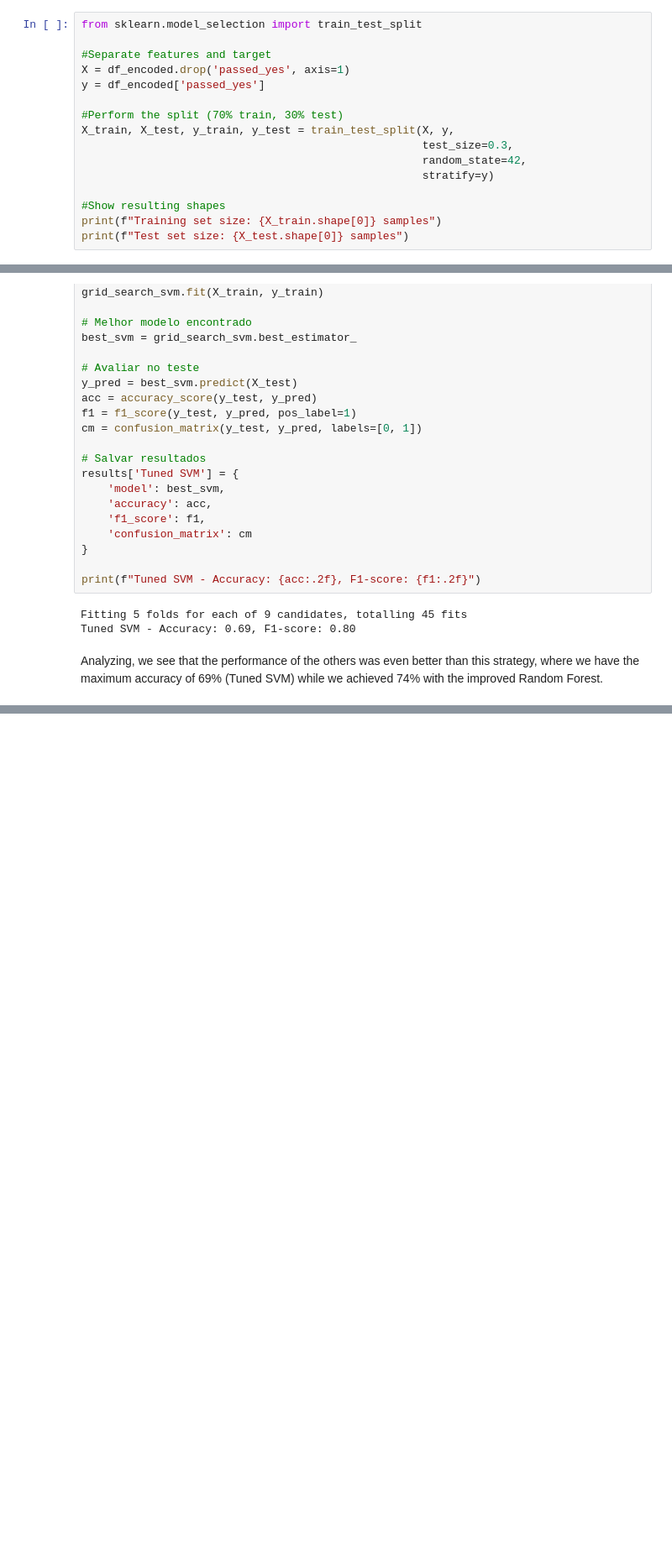
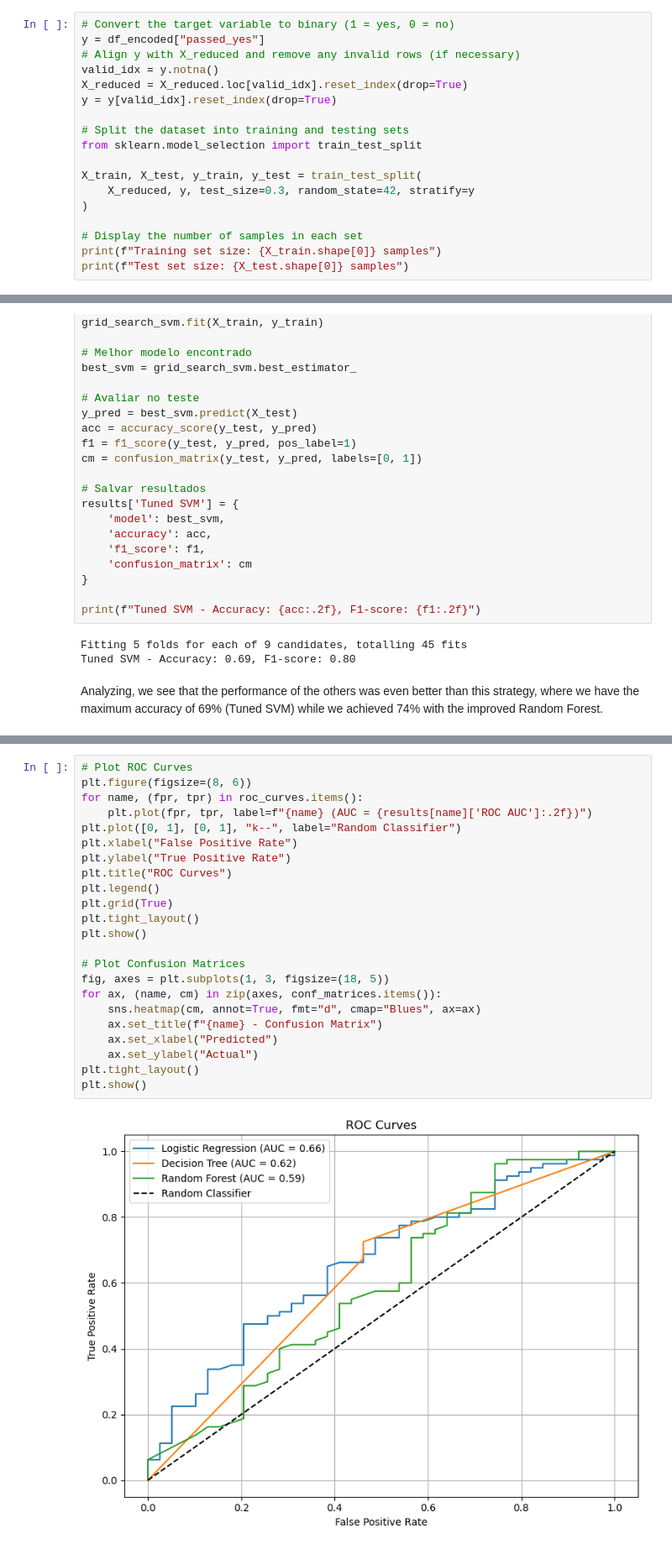
Before and after one commit to amandacalu/TP2_EIACD, a Jupyter notebook: (Amanda)TP2_EIACD.ipynb, the cells around one changed output, grey strips where cells are left out. Shown at 84% size. Cells and saved outputs as stored; diff of their text form; blank space fills up the shorter version.

Commit message:
PERFORMANCE EVALUATION AND INTERPRETATION OF RESULTS

```diff
--- a/(Amanda)TP2_EIACD.ipynb
+++ b/(Amanda)TP2_EIACD.ipynb
@@ -698,19 +705,21 @@ This split helps prevent overfitting and ensures we can evaluate model performan
 
 We will use the `train_test_split` function from `sklearn.model_selection`, with a default 70/30 ratio and a fixed random seed for reproducibility.
 # %%
+# Convert the target variable to binary (1 = yes, 0 = no)
+y = df_encoded["passed_yes"]
+# Align y with X_reduced and remove any invalid rows (if necessary)
+valid_idx = y.notna()
+X_reduced = X_reduced.loc[valid_idx].reset_index(drop=True)
+y = y[valid_idx].reset_index(drop=True)
+
+# Split the dataset into training and testing sets
 from sklearn.model_selection import train_test_split
 
-#Separate features and target
-X = df_encoded.drop('passed_yes', axis=1)
-y = df_encoded['passed_yes']
+X_train, X_test, y_train, y_test = train_test_split(
+    X_reduced, y, test_size=0.3, random_state=42, stratify=y
+)
 
-#Perform the split (70% train, 30% test)
-X_train, X_test, y_train, y_test = train_test_split(X, y,
-                                                    test_size=0.3,
-                                                    random_state=42,
-                                                    stratify=y)
-
-#Show resulting shapes
+# Display the number of samples in each set
 print(f"Training set size: {X_train.shape[0]} samples")
 print(f"Test set size: {X_test.shape[0]} samples")
 # %% [output]
@@ -998,0 +1074,25 @@ Analyzing, we see that the performance of the others was even better than this s
+# %%
+# Plot ROC Curves
+plt.figure(figsize=(8, 6))
+for name, (fpr, tpr) in roc_curves.items():
+    plt.plot(fpr, tpr, label=f"{name} (AUC = {results[name]['ROC AUC']:.2f})")
+plt.plot([0, 1], [0, 1], "k--", label="Random Classifier")
+plt.xlabel("False Positive Rate")
+plt.ylabel("True Positive Rate")
+plt.title("ROC Curves")
+plt.legend()
+plt.grid(True)
+plt.tight_layout()
+plt.show()
+
+# Plot Confusion Matrices
+fig, axes = plt.subplots(1, 3, figsize=(18, 5))
+for ax, (name, cm) in zip(axes, conf_matrices.items()):
+    sns.heatmap(cm, annot=True, fmt="d", cmap="Blues", ax=ax)
+    ax.set_title(f"{name} - Confusion Matrix")
+    ax.set_xlabel("Predicted")
+    ax.set_ylabel("Actual")
+plt.tight_layout()
+plt.show()
+# %% [output]
+[figure, added]
```
Also changed, not shown: parts of 15 cells of this notebook, 1 other file.
